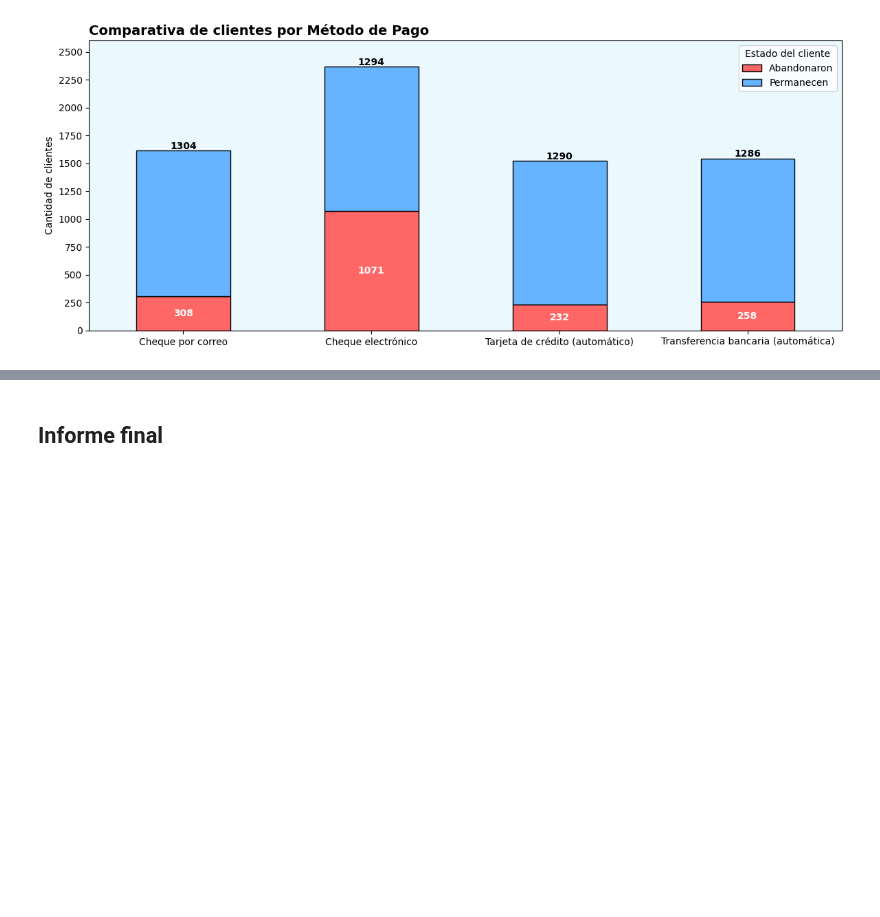
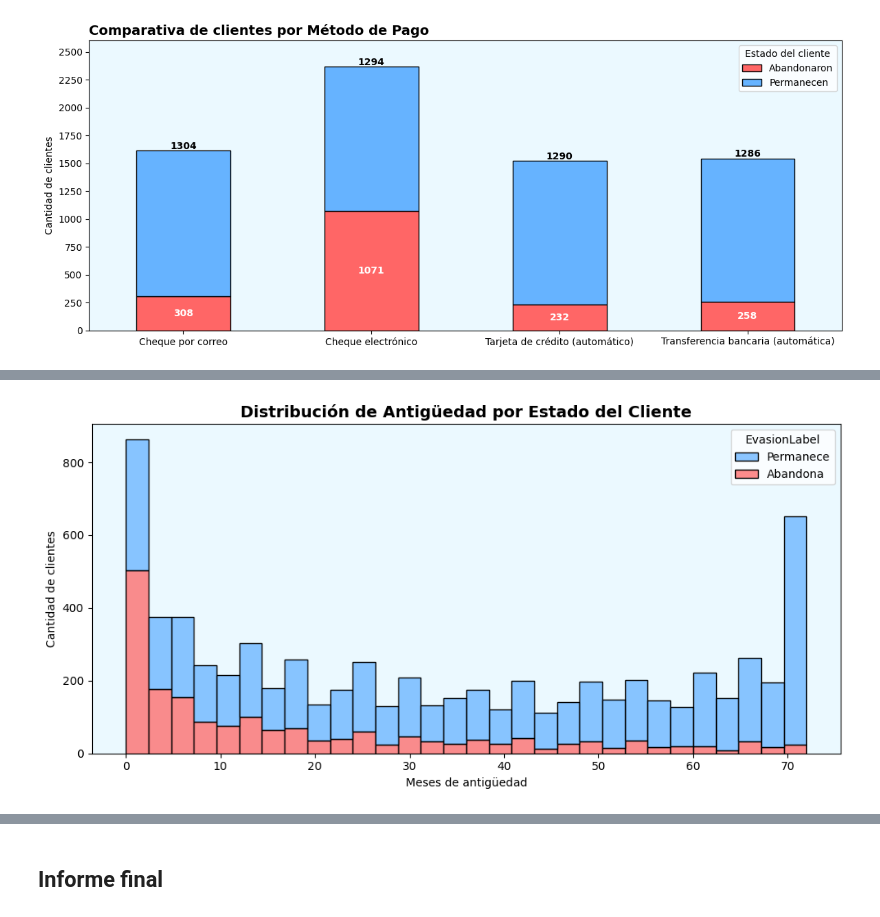
Before and after one commit to DanielRaiicHu/TelecomX, a Jupyter notebook: TelecomX.ipynb, the cells around one changed output, grey strips where cells are left out. Saved outputs shown, nothing was run; the diff lists cells and outputs as text; code cells hidden in the pictures; blank space fills up the shorter version.

```diff
--- a/TelecomX.ipynb
+++ b/TelecomX.ipynb
@@ -1790,0 +1846,21 @@ plt.show()
+# %%
+plt.figure(figsize=(10, 5))
+sns.histplot(
+    data=df,
+    x='MesesAntiguedad',
+    hue='EvasionLabel',
+    palette={ 'Abandona': color_no, 'Permanece': color_si },
+    multiple='stack',
+    bins=30,
+    edgecolor='black'
+)
+
+plt.title('Distribución de Antigüedad por Estado del Cliente', fontsize=14, fontweight='bold')
+plt.xlabel('Meses de antigüedad')
+plt.ylabel('Cantidad de clientes')
+plt.gca().set_facecolor(color_interior)
+# plt.legend(title='Estado del cliente')  ← Eliminar o comentar esta línea
+plt.tight_layout()
+plt.show()
+# %% [output]
+[figure, added]
```
Also changed, not shown: parts of 9 cells of this notebook.
